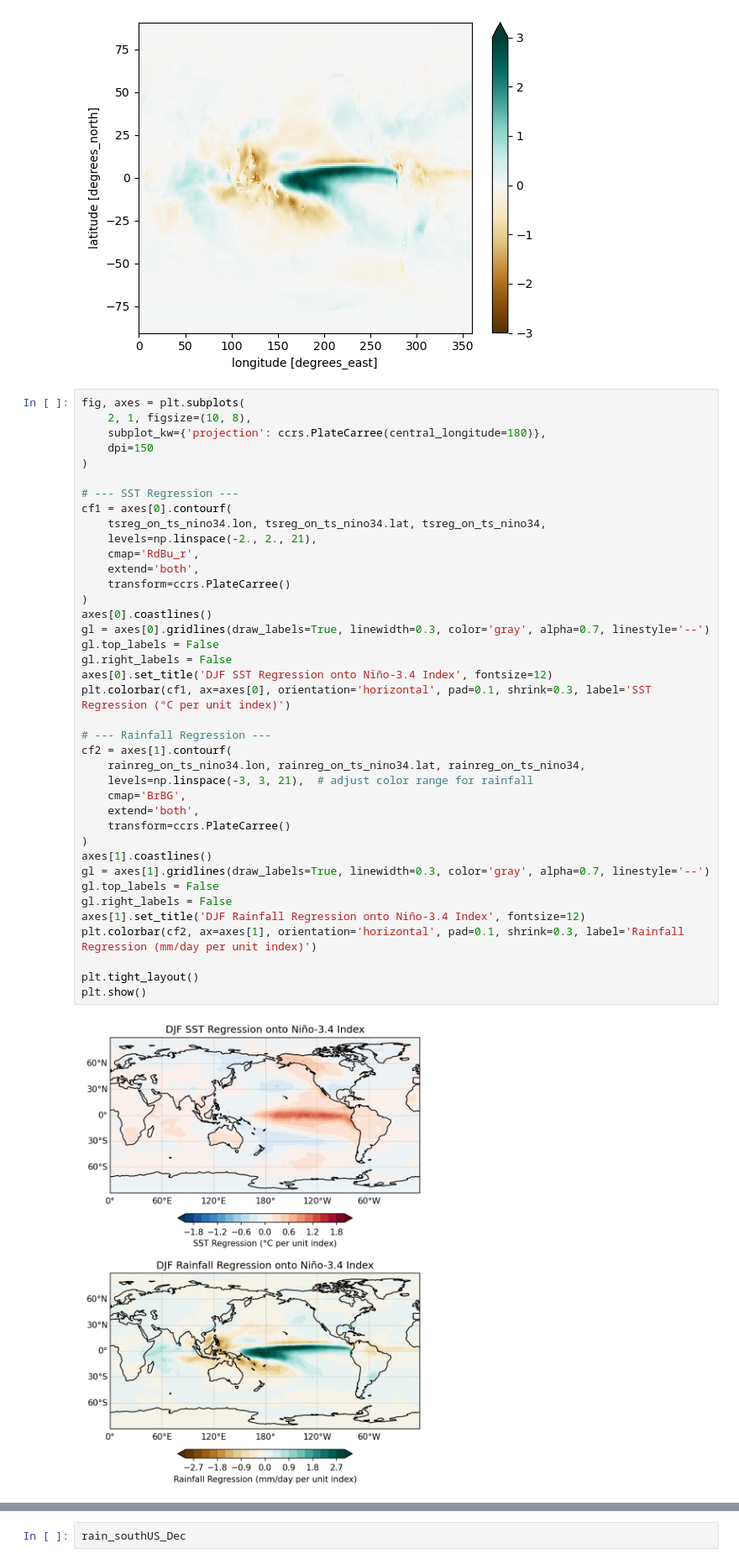
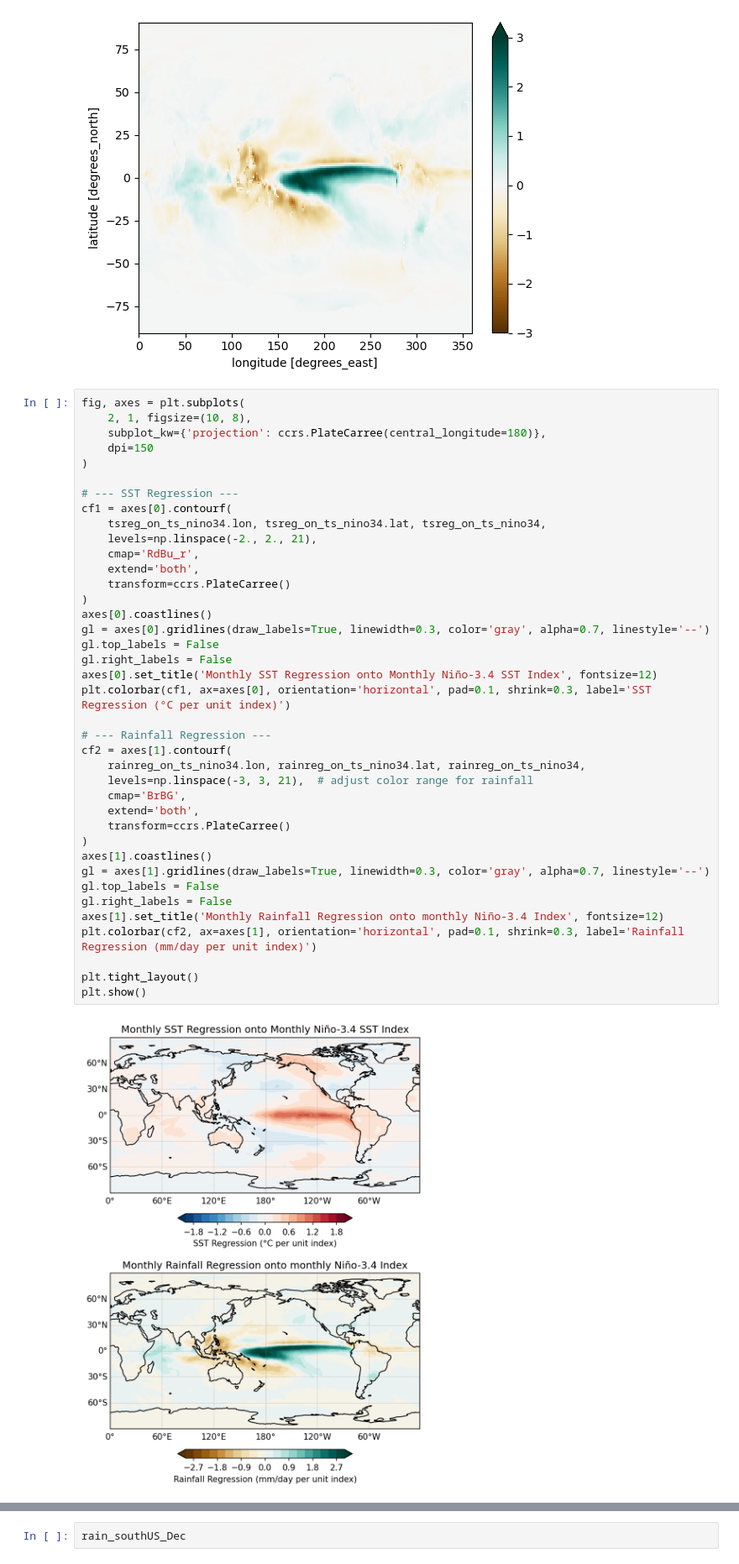
Before and after one commit to xianwuclimate/Physical_Climate_Science_Course, a Jupyter notebook: PhyClimSci_OCN_ATM_Coupled_Variability.ipynb, the cells around one changed output, grey strips where cells are left out. Shown at 84% size. Saved outputs shown, nothing was run; the diff lists cells and outputs as text.

```diff
--- a/PhyClimSci_OCN_ATM_Coupled_Variability.ipynb
+++ b/PhyClimSci_OCN_ATM_Coupled_Variability.ipynb
@@ -289,36 +289,36 @@ fig, axes = plt.subplots(
 cf1 = axes[0].contourf(
     tsreg_on_ts_nino34.lon, tsreg_on_ts_nino34.lat, tsreg_on_ts_nino34,
     levels=np.linspace(-2., 2., 21),
     cmap='RdBu_r',
     extend='both',
     transform=ccrs.PlateCarree()
 )
 axes[0].coastlines()
 gl = axes[0].gridlines(draw_labels=True, linewidth=0.3, color='gray', alpha=0.7, linestyle='--')
 gl.top_labels = False
 gl.right_labels = False
-axes[0].set_title('DJF SST Regression onto Niño-3.4 Index', fontsize=12)
+axes[0].set_title('Monthly SST Regression onto Monthly Niño-3.4 SST Index', fontsize=12)
 plt.colorbar(cf1, ax=axes[0], orientation='horizontal', pad=0.1, shrink=0.3, label='SST Regression (°C per unit index)')
 
 # --- Rainfall Regression ---
 cf2 = axes[1].contourf(
     rainreg_on_ts_nino34.lon, rainreg_on_ts_nino34.lat, rainreg_on_ts_nino34,
     levels=np.linspace(-3, 3, 21),  # adjust color range for rainfall
     cmap='BrBG',
     extend='both',
     transform=ccrs.PlateCarree()
 )
 axes[1].coastlines()
 gl = axes[1].gridlines(draw_labels=True, linewidth=0.3, color='gray', alpha=0.7, linestyle='--')
 gl.top_labels = False
 gl.right_labels = False
-axes[1].set_title('DJF Rainfall Regression onto Niño-3.4 Index', fontsize=12)
+axes[1].set_title('Monthly Rainfall Regression onto monthly Niño-3.4 Index', fontsize=12)
 plt.colorbar(cf2, ax=axes[1], orientation='horizontal', pad=0.1, shrink=0.3, label='Rainfall Regression (mm/day per unit index)')
 
 plt.tight_layout()
 plt.show()
 # %% [output]
-[figure, old version]
+[figure, new version]
 # %% [markdown]
 ## <span style="color:blue">Q3: Analyze the Relationship Between Regional Temperature/Rainfall and Climate Indices (4 points)</span>
 
```
